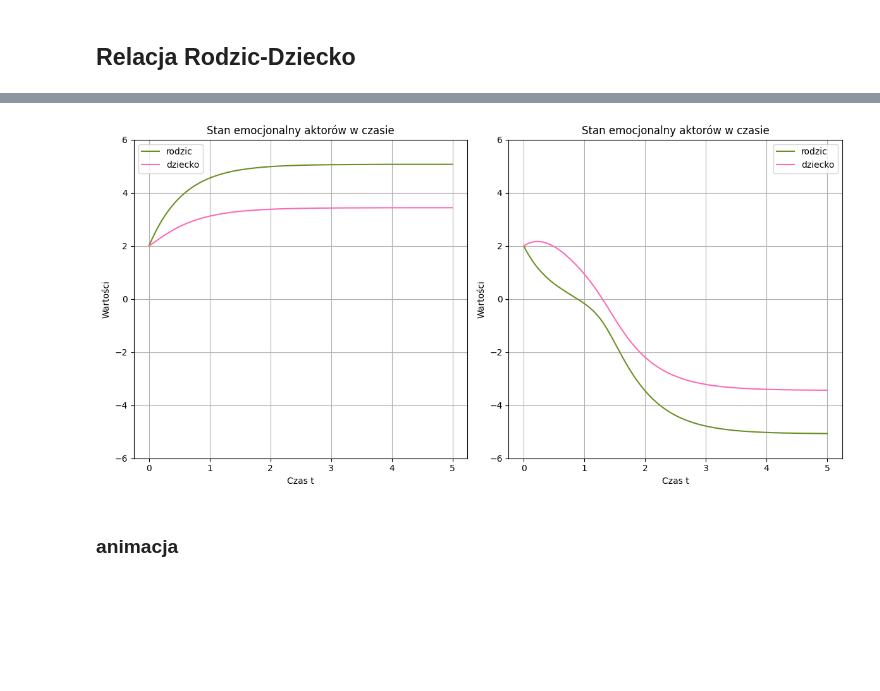
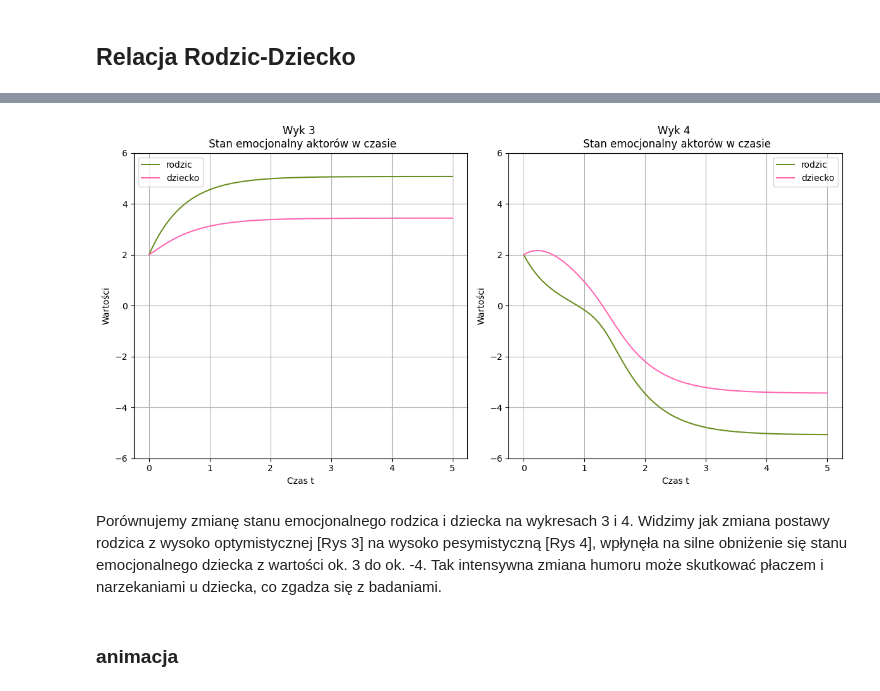
Before and after one commit to oskarru/OBLICZE_2025, a Jupyter notebook: wykresy.ipynb, the cells around one changed output, grey strips where cells are left out. Drawn from its saved outputs; the diff is of its cells as text; code cells hidden in the pictures; blank space fills up the shorter version.

```diff
--- a/wykresy.ipynb
+++ b/wykresy.ipynb
@@ -94,16 +125,19 @@ TEKST O TYM JAKIE WARTOŚCI WYBIERAMY DLA OFIARY I OPRAWCY W TYM MODELU
 # %%
 fig, axes = plt.subplots(1, 2, figsize=(12, 6))
 
 rozw_ARC(
-    2, 2, 2, 2, 5, 0, 4, 5, ax=axes[0], xlabel="rodzic", ylabel="dziecko", sizes=(-6, 6)
+    2, 2, 2, 2, 5, 0, 4, 5, n = 3, ax=axes[0], xlabel="rodzic", ylabel="dziecko", sizes=(-6, 6)
 )
-rozw_ARC(2, 2, 2, 2, -5, 0, 4, 5, ax=axes[1], xlabel="rodzic", ylabel="dziecko", sizes=(-6, 6),
+rozw_ARC(2, 2, 2, 2, -5, 0, 4, 5, n = 4, ax=axes[1], xlabel="rodzic", ylabel="dziecko", sizes=(-6, 6),
 )
 
 plt.tight_layout()
 plt.show()
 # %% [output]
-[figure, old version]
+[figure, new version]
+# %% [markdown]
+Porównujemy zmianę stanu emocjonalnego rodzica i dziecka na wykresach 3 i 4. Widzimy jak zmiana postawy rodzica z wysoko optymistycznej [Rys 3] na wysoko pesymistyczną [Rys 4], wpłynęła na silne obniżenie się stanu
+emocjonalnego dziecka z wartości ok. 3 do ok. ‐4. Tak intensywna zmiana humoru może skutkować płaczem i narzekaniami u dziecka, co zgadza się z badaniami.
 # %% [markdown]
 ### animacja
 # %%
```
Also changed, not shown: parts of 8 cells of this notebook, 3 other files.
